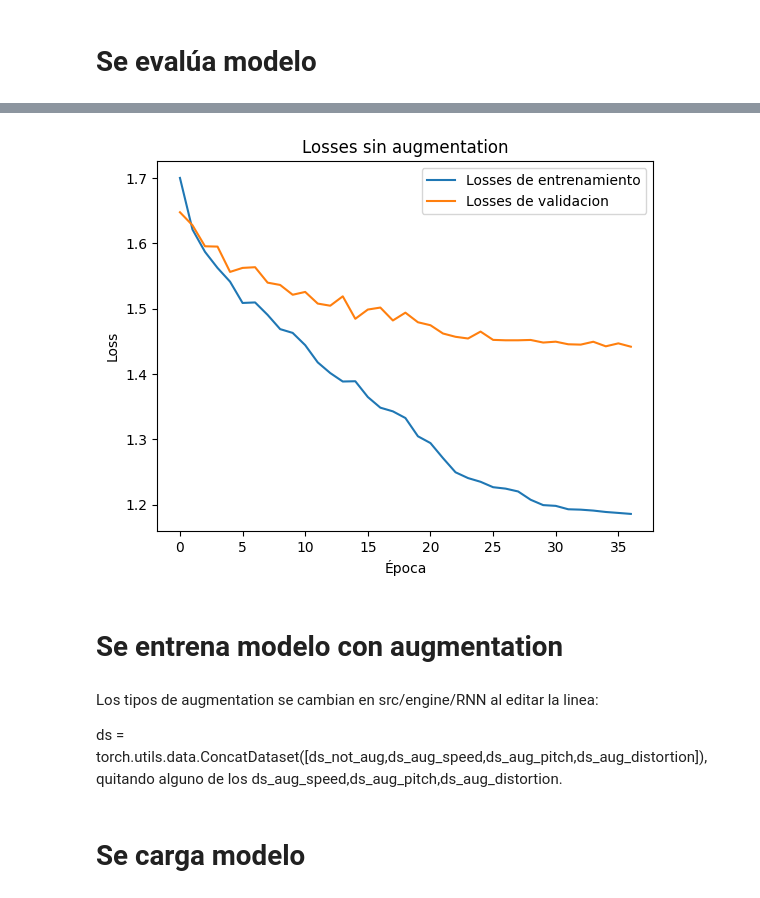
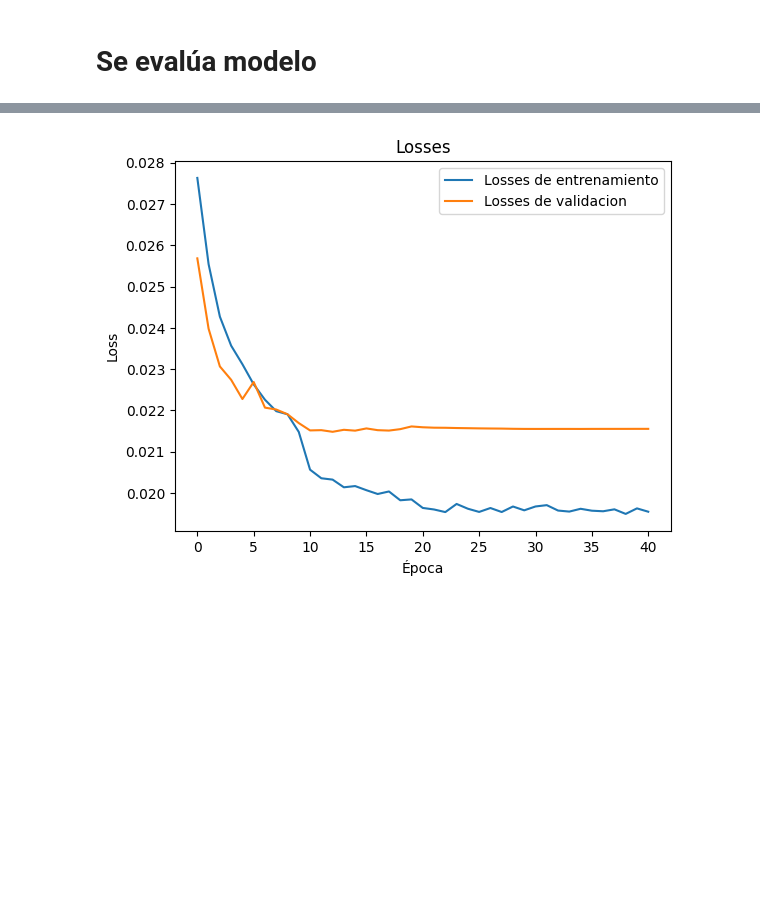
Before and after one commit to sbstnvsqz0/EL7060, a Jupyter notebook: T3/demo.ipynb, the cells around one changed output, grey strips where cells are left out. Cells and saved outputs as stored; diff of their text form; code cells hidden in the pictures; blank space fills up the shorter version.

```diff
--- a/T3/demo.ipynb
+++ b/T3/demo.ipynb
@@ -41,10 +46,4 @@ Accuracy: 0.5902438759803772
 # %%
-plt_losses("losses/sin_augmentation.csv","Losses sin augmentation")
+plt_losses("losses/bi_gru_def.csv","Losses")
 # %% [output]
-[figure, old version]
+[figure, new version]
-# %% [markdown]
-# Se entrena modelo con augmentation
-# %% [markdown]
-Los tipos de augmentation se cambian en src/engine/RNN al editar la linea:
-
-ds = torch.utils.data.ConcatDataset([ds_not_aug,ds_aug_speed,ds_aug_pitch,ds_aug_distortion]), quitando alguno de los ds_aug_speed,ds_aug_pitch,ds_aug_distortion.
@@ -64,2 +49,0 @@ model_aug.train(epochs=40,patience=10,delta=0.01,augmentation=True,name="GRU_aug
-# %% [markdown]
-# Se carga modelo
```
Also changed, not shown: parts of 16 cells of this notebook, 1 other file.
